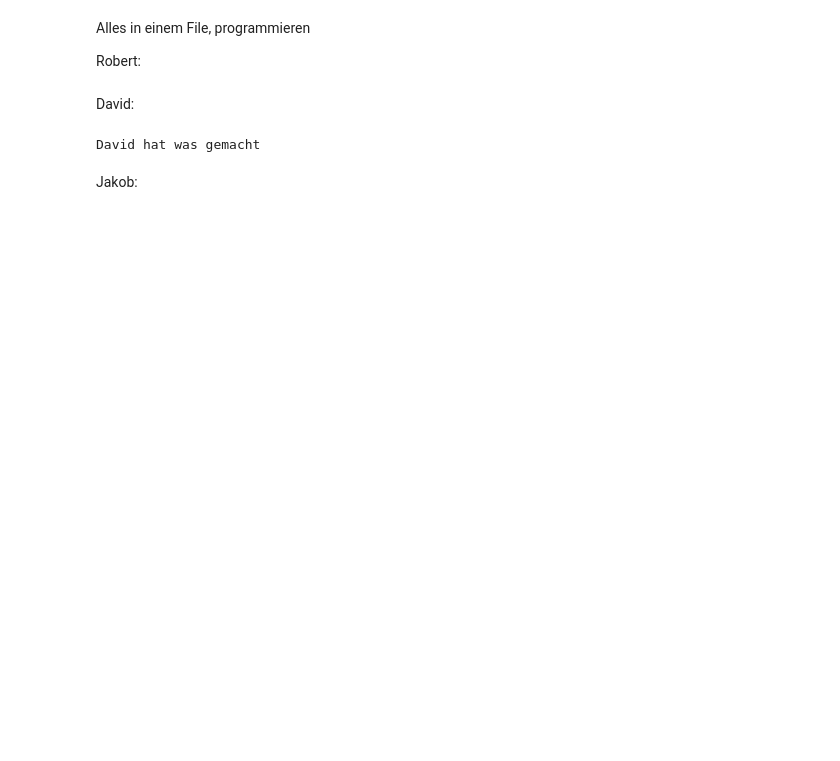
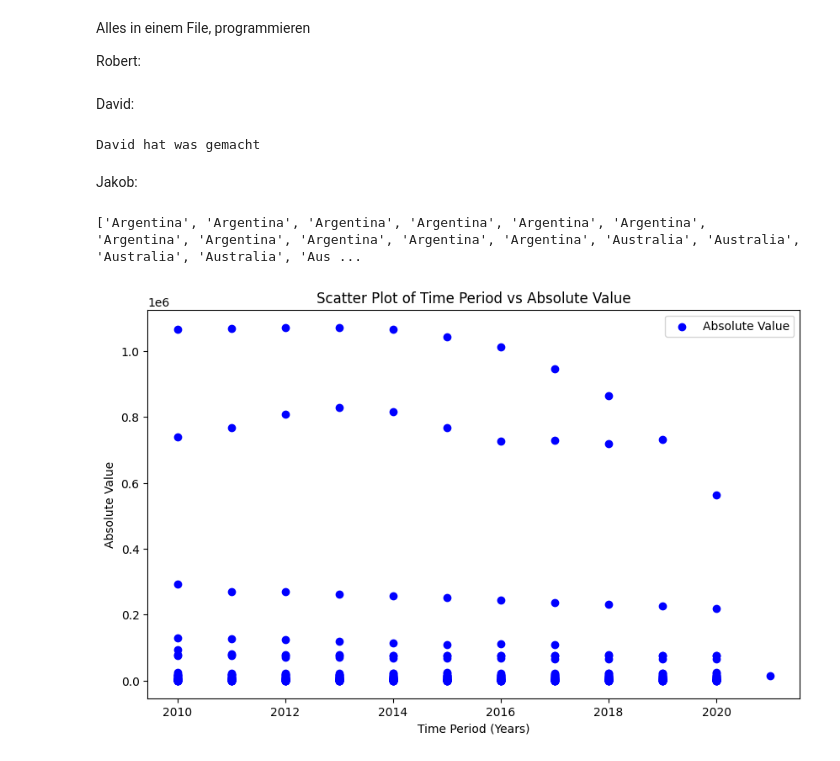
Before and after one commit to vanTesselhof/Fische, a Jupyter notebook: assignment_2.ipynb, the cells around one changed output. Cells and saved outputs as stored; diff of their text form; code cells hidden in the pictures; blank space fills up the shorter version.

Commit message:
Firt-Scatter-Sess

```diff
--- a/assignment_2.ipynb
+++ b/assignment_2.ipynb
@@ -35,0 +33,38 @@ FishInland = pd.read_csv('Fish_Inland.csv')
+# %%
+FishBoats = pd.read_csv('Fish_Boote.csv')
+FishInland = pd.read_csv('Fish_Inland.csv')
+
+FishBoatsSorted = FishBoats.sort_values(by='Reference area', ascending=True)
+referenceArea = FishBoatsSorted['Reference area'].tolist()
+timePeriod = FishBoatsSorted['TIME_PERIOD'].tolist()
+obsValue = FishBoatsSorted['OBS_VALUE'].tolist()
+print(referenceArea, timePeriod, obsValue)
+
+plt.figure(figsize=(10,6))
+plt.scatter(timePeriod, obsValue, c='blue', label='Absolute Value')
+
+# Add labels and title
+plt.xlabel('Time Period (Years)')
+plt.ylabel('Absolute Value')
+plt.title('Scatter Plot of Time Period vs Absolute Value')
+
+plt.legend()
+plt.show()
+
+
+
+df = pd.DataFrame({
+    'Country': referenceArea,
+    'Absolute_Value': obsValue
+})
+
+# Create a scatter plot using Plotly
+fig = px.scatter(df, x='Country', y='Absolute_Value',
+                 title="Scatter Plot of Time Period vs Absolute Value",
+                 labels={'Time_Period': 'Time Period (Years)', 'Absolute_Value': 'Absolute Value'})
+
+# Show the plot
+fig.show()
+# %% [output]
+['Argentina', 'Argentina', 'Argentina', 'Argentina', 'Argentina', 'Argentina', 'Argentina', 'Argentina', 'Argentina', 'Argentina', 'Argentina', 'Australia', 'Australia', 'Australia', 'Australia', 'Aus ...
+[figure, added]
```
Also changed, not shown: parts of 1 cell of this notebook.
